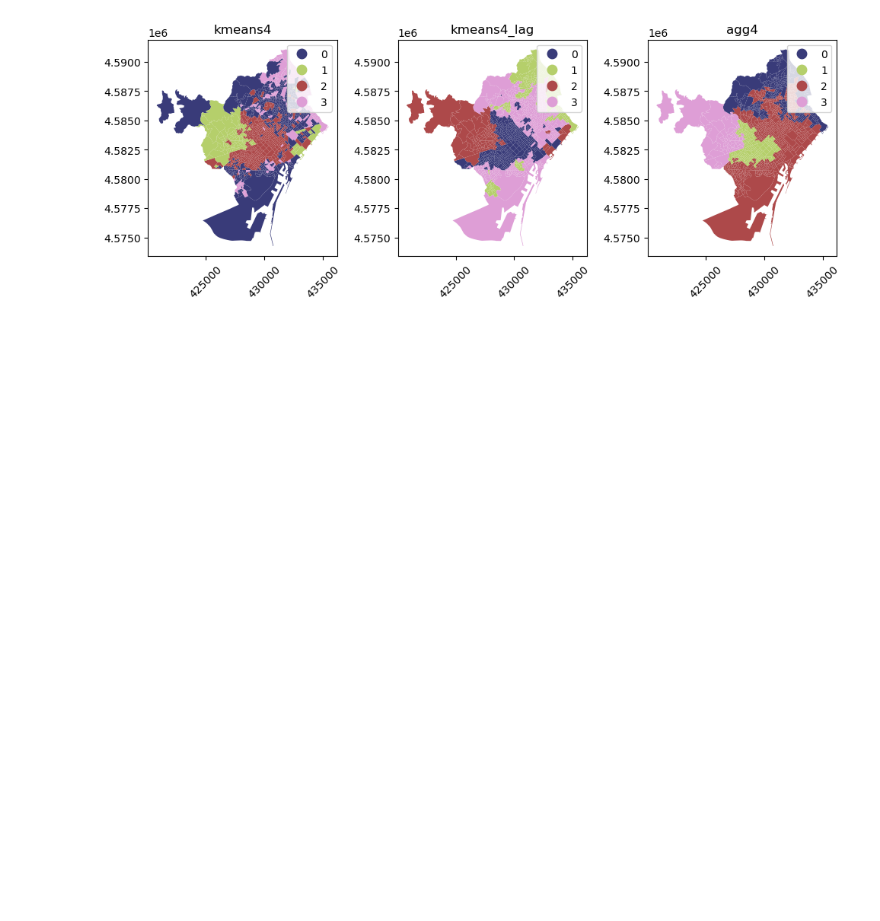
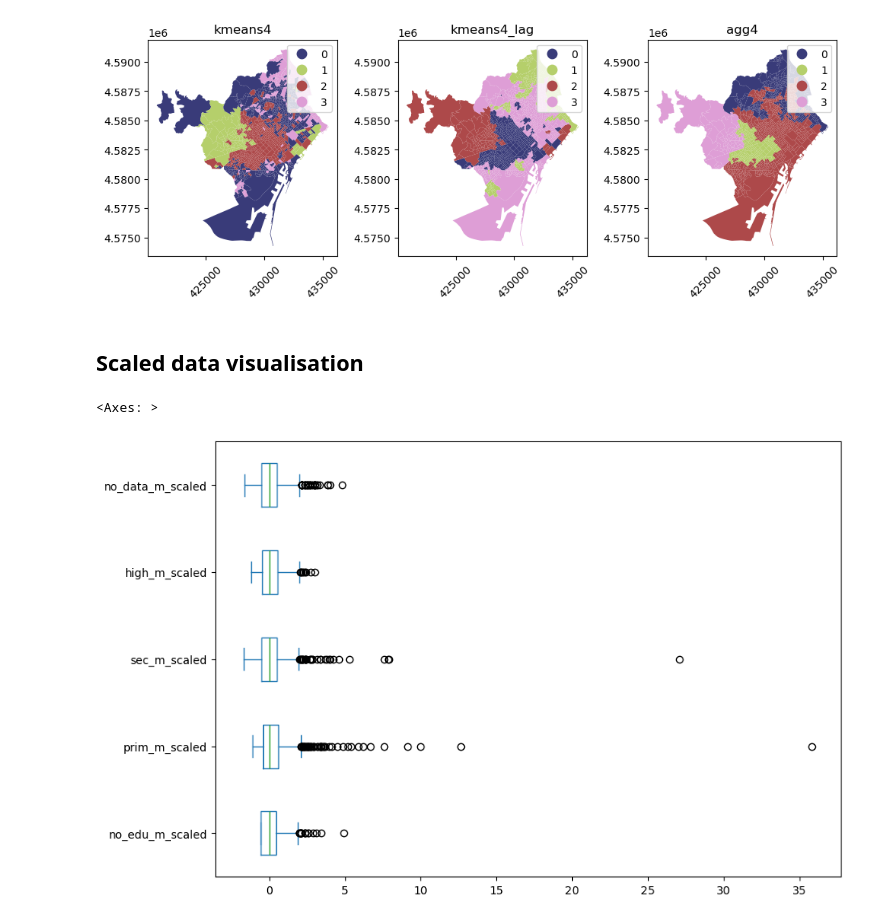
Before and after one commit to novotny-marek/SDS4SG-barcelona-case, a Jupyter notebook: barcelona.ipynb, the cells around one changed output. Cells and saved outputs as stored; diff of their text form; code cells hidden in the pictures; blank space fills up the shorter version.

Commit message:
barcelona.ipynb Visualise the scaled values haha

```diff
--- a/barcelona.ipynb
+++ b/barcelona.ipynb
@@ -396,3 +400,17 @@ plt.tight_layout()
 plt.show()
 # %% [output]
 [figure]
+# %% [markdown]
+## Scaled data visualisation
+# %%
+men = [column for column in seccio.columns if '_m' in column]
+men_scaled = [column + "_scaled" for column in men]
+
+scaled_values = scaler.fit_transform(seccio[men])
+
+seccio[men_scaled] = pd.DataFrame(scaled_values)
+# %%
+seccio[men_scaled].plot(kind='box', vert=False, figsize=(10, 7))
+# %% [output]
+<Axes: >
+[figure, added]
```
Also changed, not shown: parts of 5 cells of this notebook.
